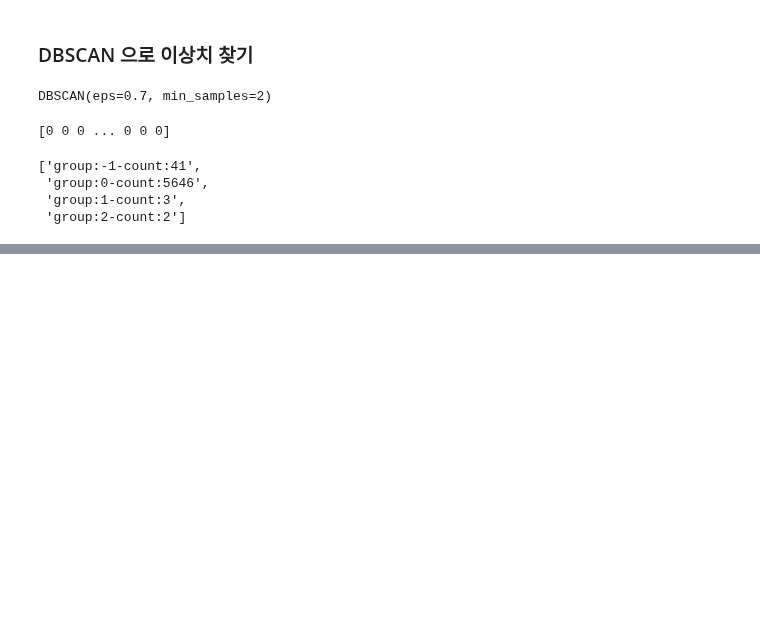
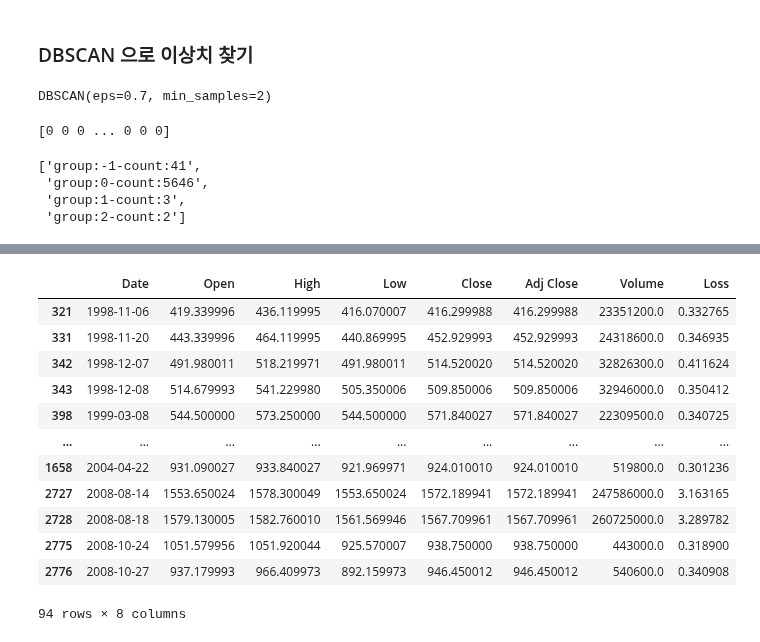
Before and after one commit to JPumpkin645/AIFFEL, a Jupyter notebook: Week_13/Ex_20_practice.ipynb, the cells around one changed output, grey strips where cells are left out. Cells and saved outputs as stored; diff of their text form; code cells hidden in the pictures; blank space fills up the shorter version.

```diff
--- a/Week_13/Ex_20_practice.ipynb
+++ b/Week_13/Ex_20_practice.ipynb
@@ -429,0 +612,17 @@ lbl, cnt = np.unique(clustering.labels_,return_counts=True)
+# %%
+threshold = 0.3
+test_df.loc[test_df.Loss>threshold]
+# %% [output]
+|  | Date | Open | High | Low | Close | Adj Close | Volume | Loss |
+| 321 | 1998-11-06 | 419.339996 | 436.119995 | 416.070007 | 416.299988 | 416.299988 | 23351200.0 | 0.332765 |
+| 331 | 1998-11-20 | 443.339996 | 464.119995 | 440.869995 | 452.929993 | 452.929993 | 24318600.0 | 0.346935 |
+| 342 | 1998-12-07 | 491.980011 | 518.219971 | 491.980011 | 514.520020 | 514.520020 | 32826300.0 | 0.411624 |
+| 343 | 1998-12-08 | 514.679993 | 541.229980 | 505.350006 | 509.850006 | 509.850006 | 32946000.0 | 0.350412 |
+| 398 | 1999-03-08 | 544.500000 | 573.250000 | 544.500000 | 571.840027 | 571.840027 | 22309500.0 | 0.340725 |
+| ... | ... | ... | ... | ... | ... | ... | ... | ... |
+| 1658 | 2004-04-22 | 931.090027 | 933.840027 | 921.969971 | 924.010010 | 924.010010 | 519800.0 | 0.301236 |
+| 2727 | 2008-08-14 | 1553.650024 | 1578.300049 | 1553.650024 | 1572.189941 | 1572.189941 | 247586000.0 | 3.163165 |
+| 2728 | 2008-08-18 | 1579.130005 | 1582.760010 | 1561.569946 | 1567.709961 | 1567.709961 | 260725000.0 | 3.289782 |
+| 2775 | 2008-10-24 | 1051.579956 | 1051.920044 | 925.570007 | 938.750000 | 938.750000 | 443000.0 | 0.318900 |
+| 2776 | 2008-10-27 | 937.179993 | 966.409973 | 892.159973 | 946.450012 | 946.450012 | 540600.0 | 0.340908 |
+94 rows × 8 columns
```
Also changed, not shown: parts of 14 cells of this notebook.
